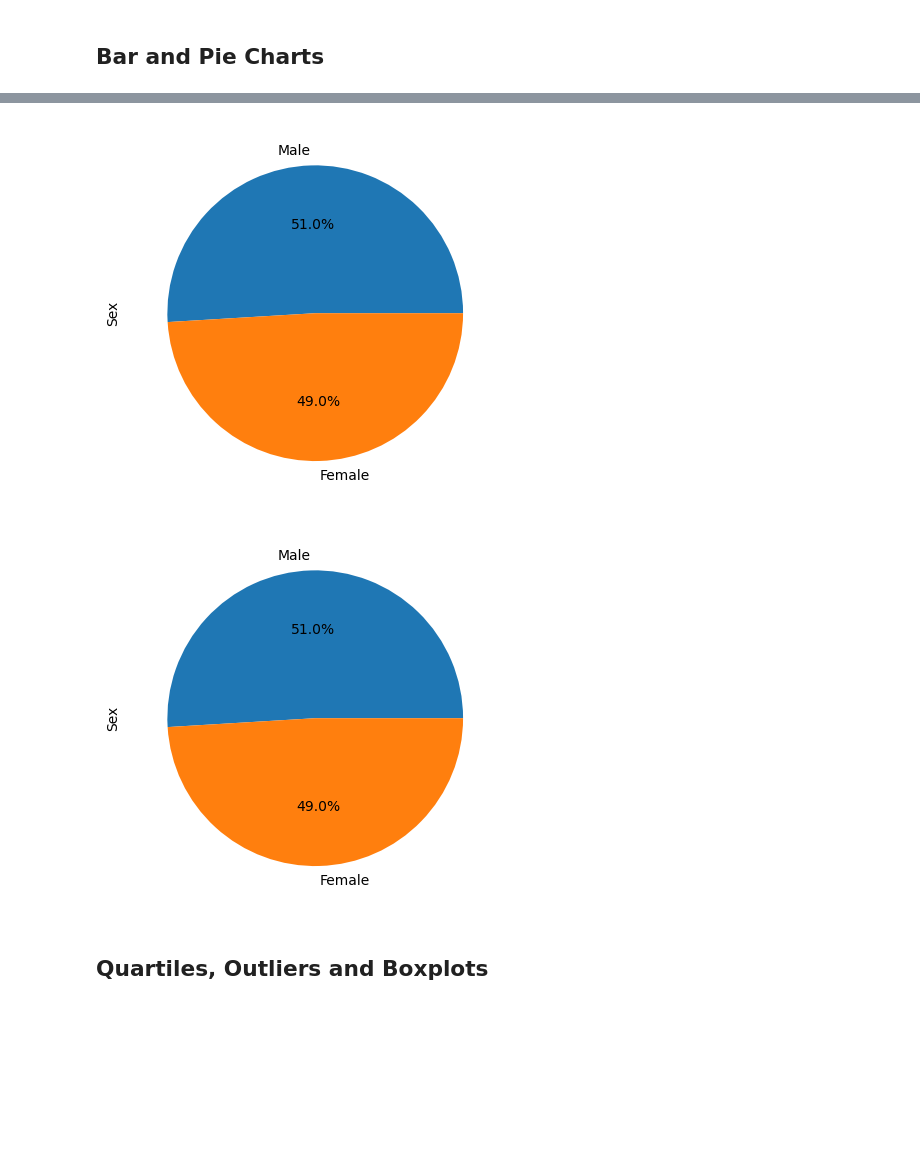
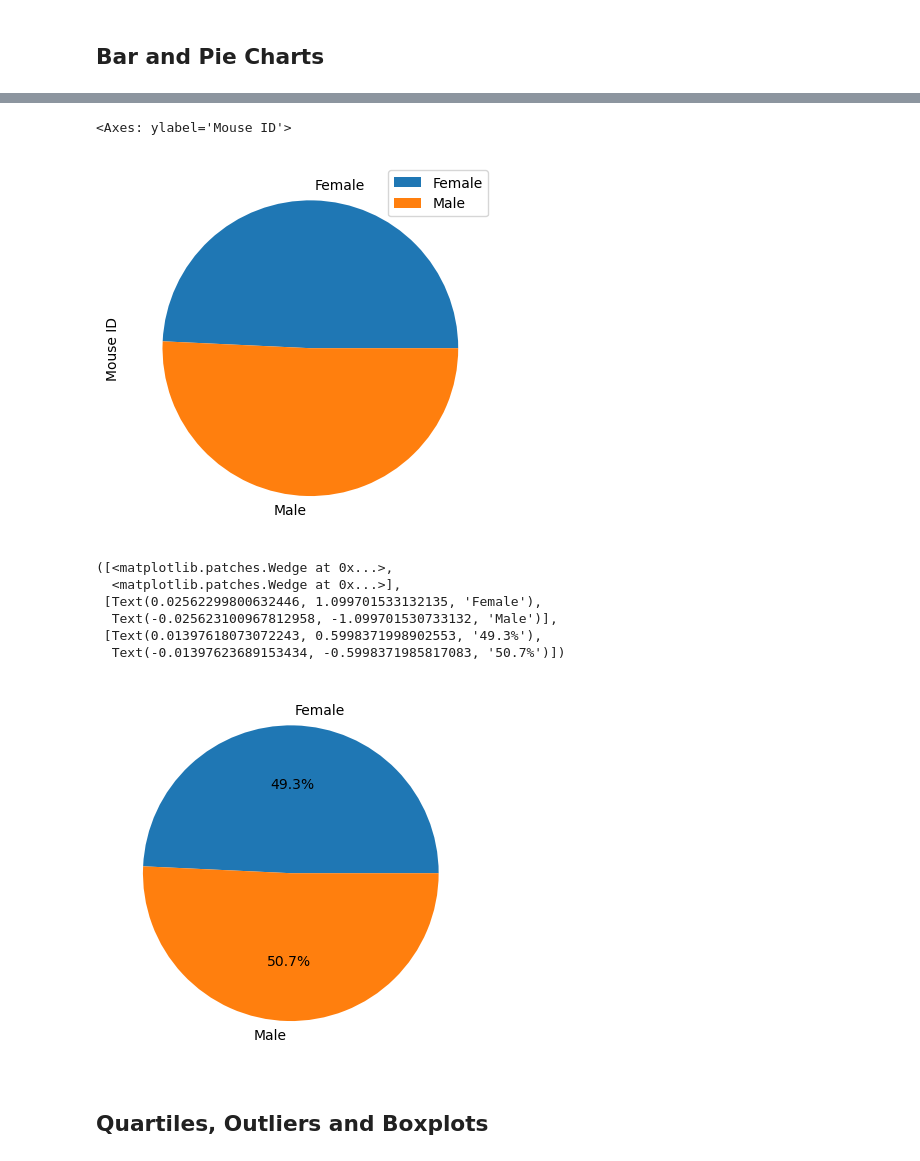
Before and after one commit to GueroGuero/matplotlib-challenge, a Jupyter notebook: Pymaceuticals/pymaceuticals_starter.ipynb, the cells around one changed output, grey strips where cells are left out. Cells and saved outputs as stored; diff of their text form; code cells hidden in the pictures; blank space fills up the shorter version.

```diff
--- a/Pymaceuticals/pymaceuticals_starter.ipynb
+++ b/Pymaceuticals/pymaceuticals_starter.ipynb
@@ -154,11 +166,26 @@ tumor_summary
 # %%
 # Generate a pie plot showing the distribution of female versus male mice using Pandas
+MouseGender = cleandata.groupby(["Sex"]).count()
+MouseGender
+piepandas = MouseGender.plot.pie(y="Mouse ID")
+piepandas
 # %% [output]
+<Axes: ylabel='Mouse ID'>
-[figure, old version]
+[figure, new version]
 # %%
 # Generate a pie plot showing the distribution of female versus male mice using pyplot
+MouseGender
+labels = ["Female", "Male"]
+
+plt.pie(MouseGender["Mouse ID"], labels=labels, autopct="%1.1f%%")
 # %% [output]
+([<matplotlib.patches.Wedge at 0x...>,
+  <matplotlib.patches.Wedge at 0x...>],
+ [Text(0.02562299800632446, 1.099701533132135, 'Female'),
+  Text(-0.025623100967812958, -1.099701530733132, 'Male')],
+ [Text(0.01397618073072243, 0.5998371998902553, '49.3%'),
+  Text(-0.01397623689153434, -0.5998371985817083, '50.7%')])
-[figure, old version]
+[figure, new version]
 # %% [markdown]
 ## Quartiles, Outliers and Boxplots
 # %%
```
Also changed, not shown: parts of 4 cells of this notebook.
